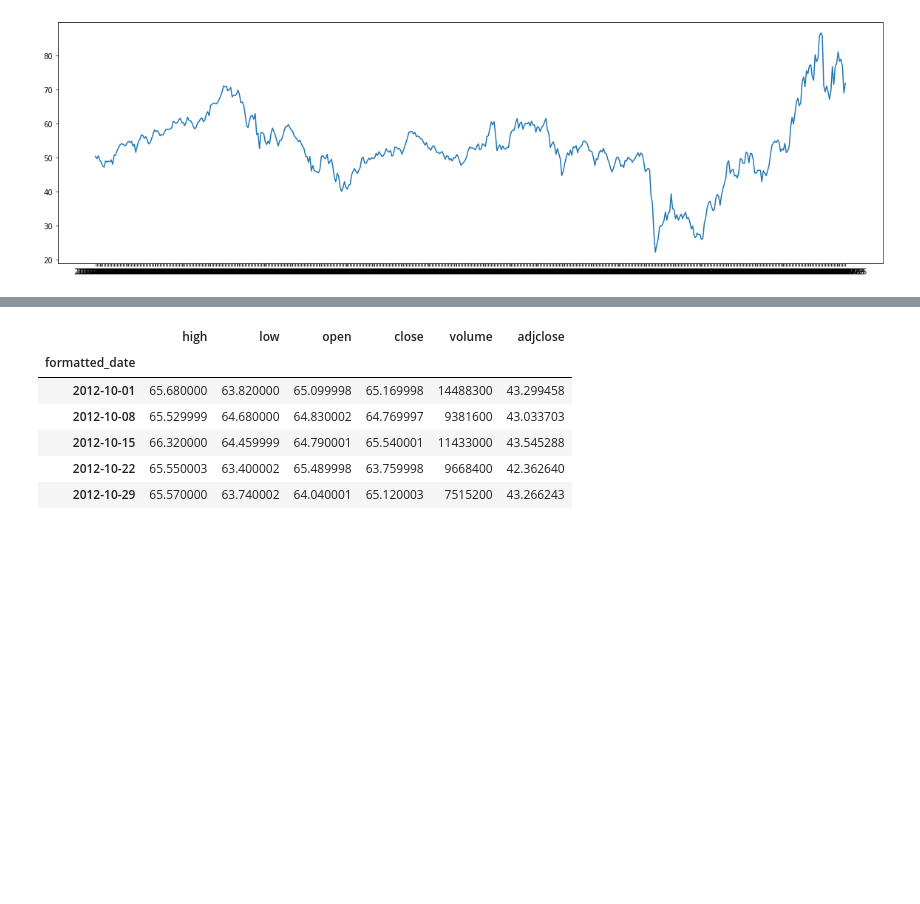
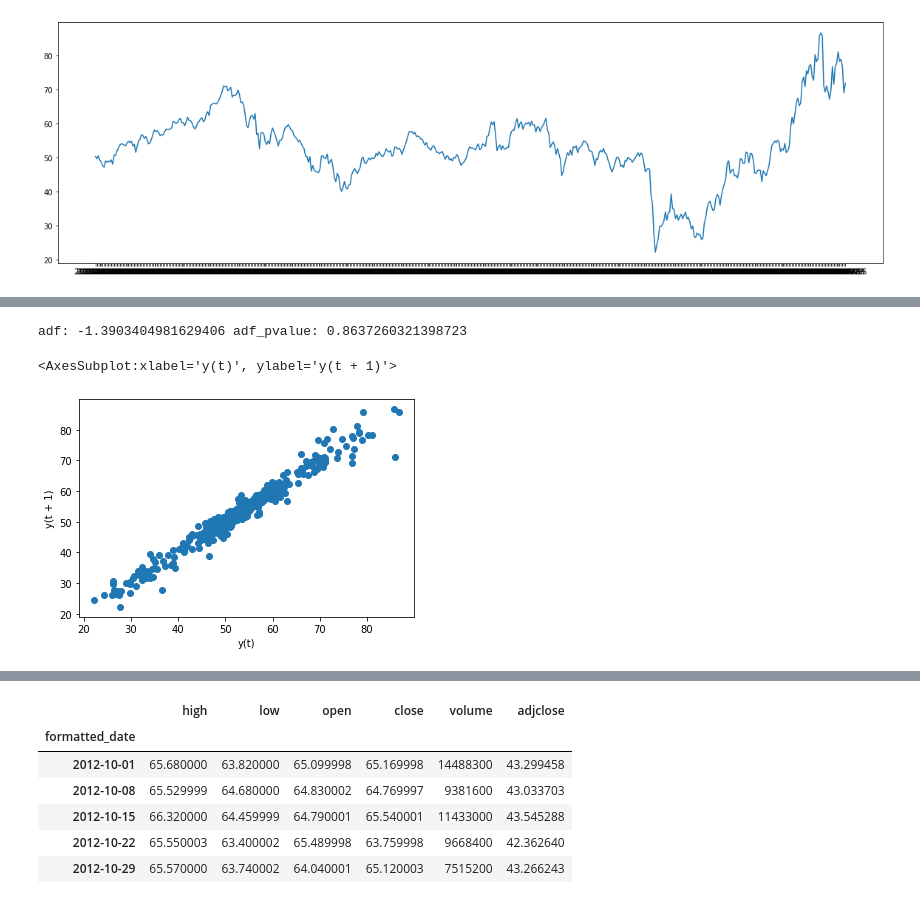
Before and after one commit to krishxx/wqumscfin, a Jupyter notebook: src/MScFE_Capstone.ipynb, the cells around one changed output, grey strips where cells are left out. Cells and saved outputs as stored; diff of their text form; code cells hidden in the pictures; blank space fills up the shorter version.

```diff
--- a/src/MScFE_Capstone.ipynb
+++ b/src/MScFE_Capstone.ipynb
@@ -247,0 +248,13 @@ plt.show()
+# %%
+adf = st.adfuller(x=xle_df['adjclose'], regression="ct", maxlag=12) #autolag="AIC") #
+print("adf:", adf[0], "adf_pvalue:", adf[1])
+# %% [output]
+adf: -1.3903404981629406 adf_pvalue: 0.8637260321398723
+# %%
+# lagplot for autocorrelation
+pd.plotting.lag_plot(xle_df['adjclose'], lag=1)
+# Correlation is calculated between the variable
+# and itself at previous time steps, such a correlation is called Autocorrelation.
+# %% [output]
+<AxesSubplot:xlabel='y(t)', ylabel='y(t + 1)'>
+[figure, added]
```
Also changed, not shown: parts of 19 cells of this notebook.
